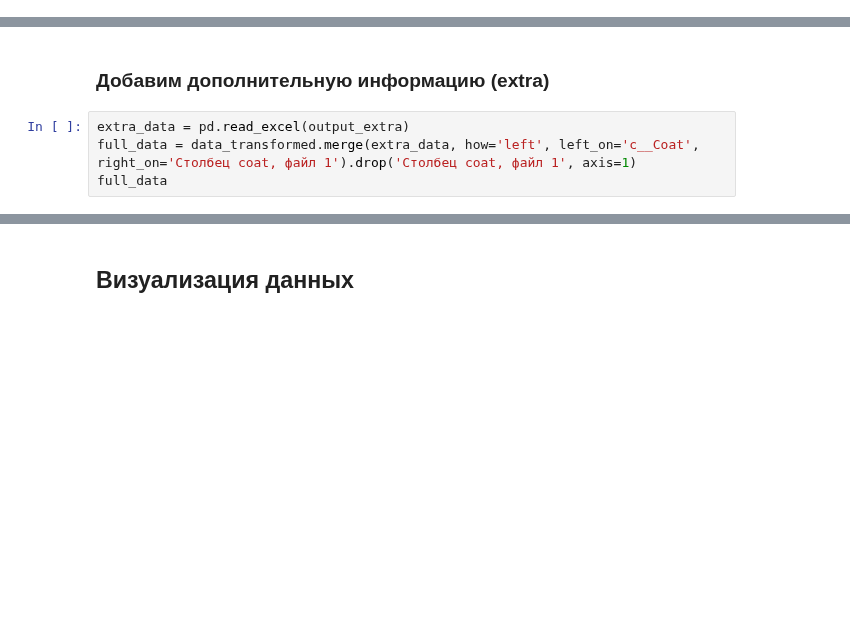
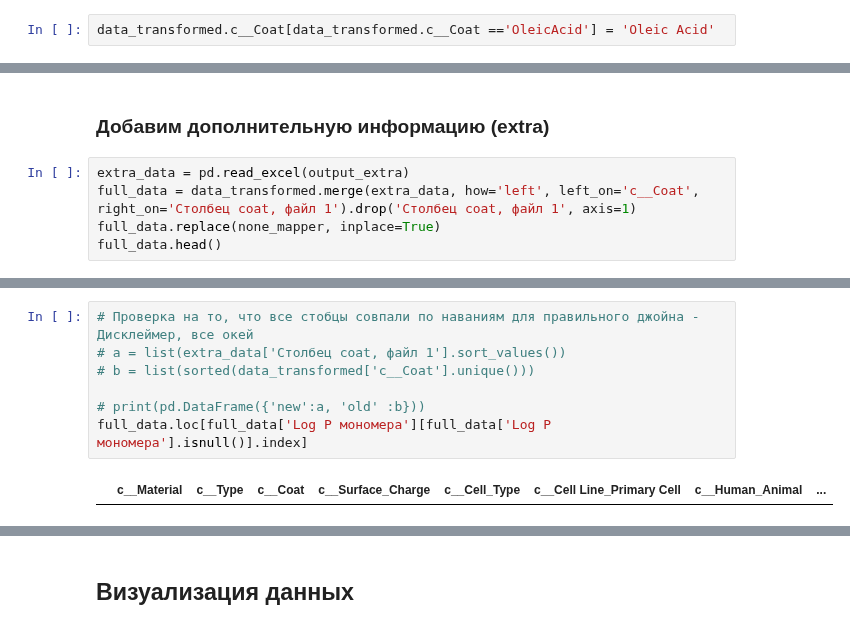
Before and after one commit to dobrotvorn/DataCon23, a Jupyter notebook: Mini_task1.ipynb, the cells around one changed output, grey strips where cells are left out. Drawn from its saved outputs; the diff is of its cells as text; blank space fills up the shorter version.

```diff
--- a/Mini_task1.ipynb
+++ b/Mini_task1.ipynb
@@ -409,0 +416,2 @@ Neutral   48
+# %%
+data_transformed.c__Coat[data_transformed.c__Coat =='OleicAcid'] = 'Oleic Acid'
@@ -421,7 +434,8 @@ data_transformed.head(5)
 # %%
 extra_data = pd.read_excel(output_extra)
 full_data = data_transformed.merge(extra_data, how='left', left_on='c__Coat', right_on='Столбец coat, файл 1').drop('Столбец coat, файл 1', axis=1)
-full_data
+full_data.replace(none_mapper, inplace=True)
+full_data.head()
 # %% [output]
 |  | c__Material | c__Type | c__Coat | c__Surface_Charge | c__Cell_Type | c__Cell Line_Primary Cell | c__Human_Animal | ... |
 | 0 | CuO | I | NotModified | Negative | A549 | L | H | ... |
@@ -467,0 +473,9 @@ array(['NotModified', 'Dextran', 'PEI', 'PEG to the PEI', 'PEG',
+# %%
+# Проверка на то, что все стобцы совпали по наваниям для правильного джойна - Дисклеймер, все окей
+# a = list(extra_data['Столбец coat, файл 1'].sort_values())
+# b = list(sorted(data_transformed['c__Coat'].unique()))
+
+# print(pd.DataFrame({'new':a, 'old' :b}))
+full_data.loc[full_data['Log P мономера'][full_data['Log P мономера'].isnull()].index]
+# %% [output]
+|  | c__Material | c__Type | c__Coat | c__Surface_Charge | c__Cell_Type | c__Cell Line_Primary Cell | c__Human_Animal | ... |
```
Also changed, not shown: parts of 9 cells of this notebook.
